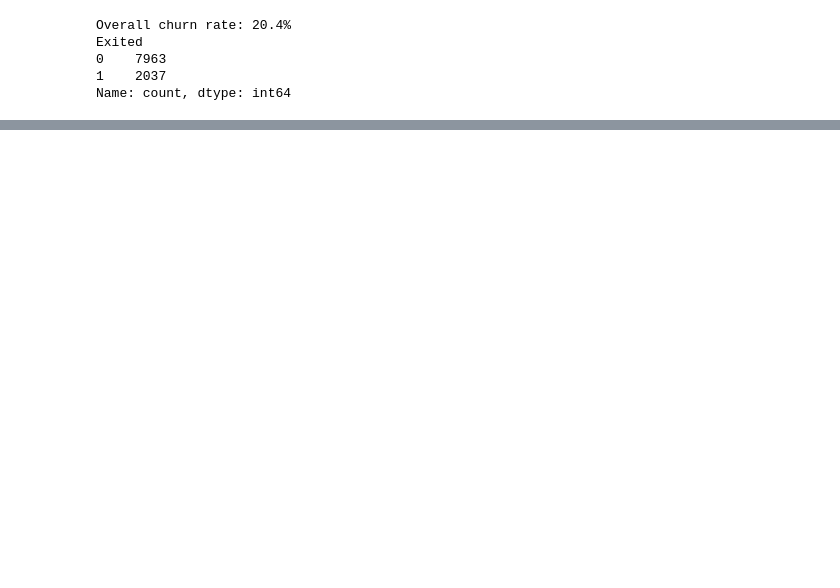
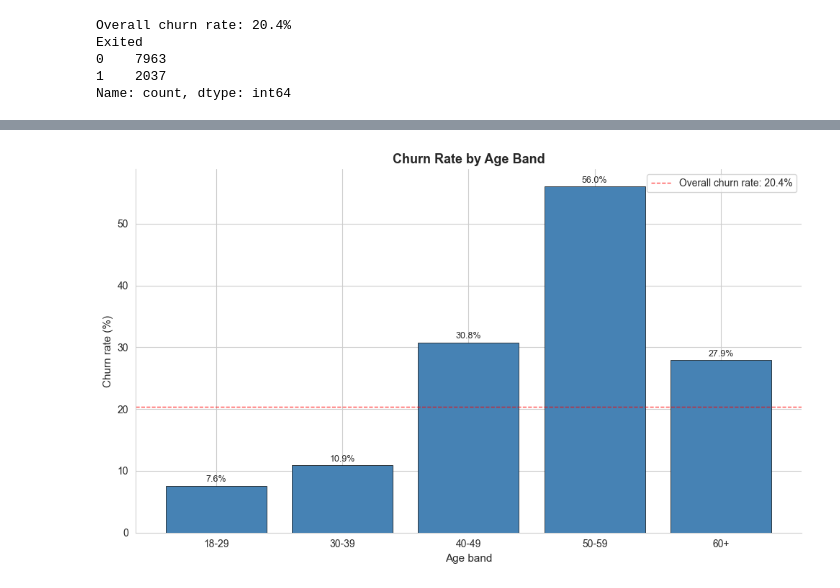
Before and after one commit to szymon-pasieka/bank-churn-analysis, a Jupyter notebook: 01_exploration.ipynb, the cells around one changed output, grey strips where cells are left out. Saved outputs shown, nothing was run; the diff lists cells and outputs as text; code cells hidden in the pictures; blank space fills up the shorter version.

```diff
--- a/01_exploration.ipynb
+++ b/01_exploration.ipynb
@@ -84,0 +169,19 @@ Name: count, dtype: int64
+# %%
+query = """
+SELECT
+    CASE
+        WHEN Age < 30 THEN '18-29'
+        WHEN Age < 40 THEN '30-39'
+        WHEN Age < 50 THEN '40-49'
+        WHEN Age < 60 THEN '50-59'
+        ELSE '60+'
+    END                          AS age_band,
+    COUNT(*)                     AS n_customers,
+    SUM(Exited)                  AS n_churned,
+    ROUND(AVG(Exited) * 100, 1)  AS churn_rate_pct
+FROM customers
+GROUP BY age_band
+ORDER BY MIN(Age)
+"""
+age_churn = pd.read_sql_query(query, conn)
+age_churn
@@ -84,0 +195,26 @@ Name: count, dtype: int64
+# %%
+baseline = df['Exited'].mean() * 100
+
+fig, ax = plt.subplots()
+bars = ax.bar(age_churn['age_band'], age_churn['churn_rate_pct'],
+              color='steelblue', edgecolor='black', linewidth=0.5)
+
+ax.axhline(baseline, color='red', linestyle='--', linewidth=1, alpha=0.7,
+           label=f'Overall churn rate: {baseline:.1f}%')
+
+ax.set_xlabel('Age band', fontsize=11)
+ax.set_ylabel('Churn rate (%)', fontsize=11)
+ax.set_title('Churn Rate by Age Band', fontsize=13, fontweight='bold')
+
+for bar in bars:
+    height = bar.get_height()
+    ax.text(bar.get_x() + bar.get_width()/2, height + 0.3,
+            f'{height:.1f}%', ha='center', va='bottom', fontsize=9)
+
+ax.spines['top'].set_visible(False)
+ax.spines['right'].set_visible(False)
+ax.legend()
+plt.tight_layout()
+plt.show()
+# %% [output]
+[figure, added]
```
Also changed, not shown: parts of 9 cells of this notebook.
